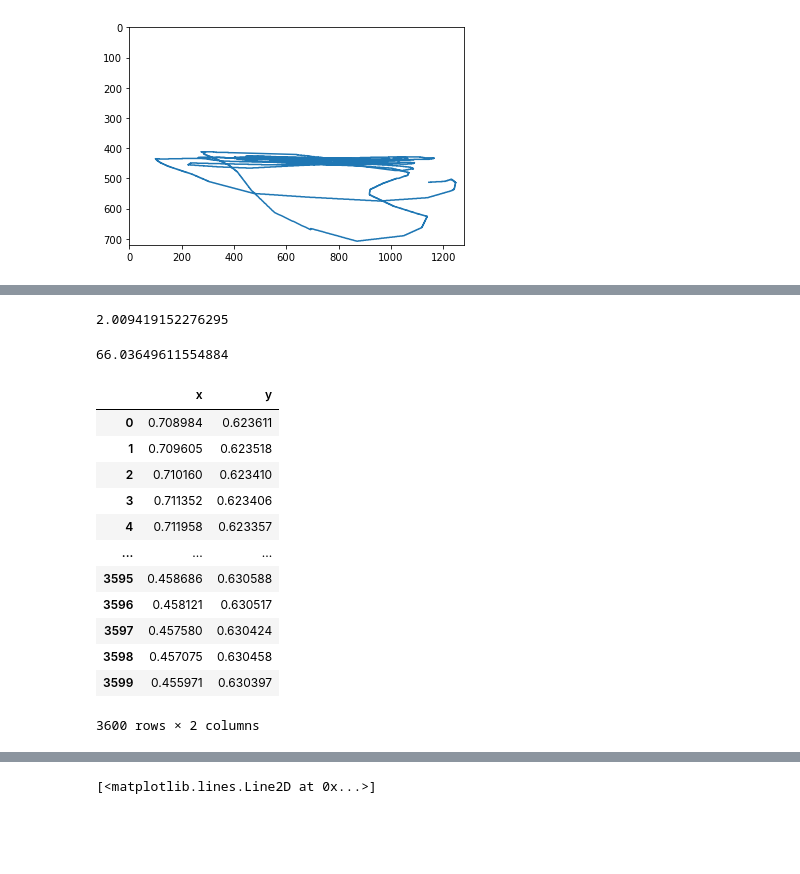
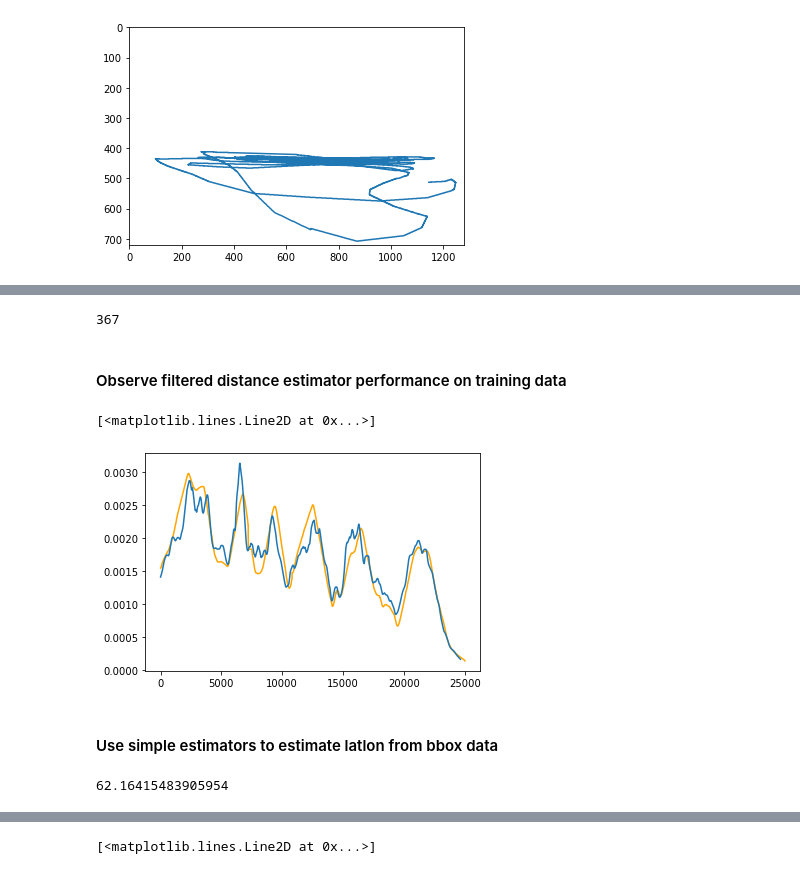
Before and after one commit to Blair-Johnson/crowsnest, a Jupyter notebook: screen_2_gps_regression.ipynb, the cells around one changed output, grey strips where cells are left out. Cells and saved outputs as stored; diff of their text form; code cells hidden in the pictures; blank space fills up the shorter version.

Commit message:
Extrememly simple heuristics complete

```diff
--- a/screen_2_gps_regression.ipynb
+++ b/screen_2_gps_regression.ipynb
@@ -65,0 +86,2 @@ FOV = best
+# %%
+distances = ((comb_data.lon_int**2+comb_data.lat_int**2)**.5).values
@@ -121,25 +153,14 @@ plt.scatter(full_data_6.x.values,a)
-# %%
-1280/637
-# %% [output]
-2.009419152276295
-# %%
-COV = np.array([-117.2192825,32.7060566])
-np.arccos(np.dot(RH_Point-CAM,COV-CAM)/np.linalg.norm(COV-CAM)/np.linalg.norm(RH_Point-CAM))*180/np.pi*2.009419152276295
-# %% [output]
-66.03649611554884
-# %%
-full_data_6[['x','y']]/np.array([1280,720])
-# %% [output]
-|  | x | y |
-| 0 | 0.708984 | 0.623611 |
-| 1 | 0.709605 | 0.623518 |
-| 2 | 0.710160 | 0.623410 |
-| 3 | 0.711352 | 0.623406 |
-| 4 | 0.711958 | 0.623357 |
-| ... | ... | ... |
-| 3595 | 0.458686 | 0.630588 |
-| 3596 | 0.458121 | 0.630517 |
-| 3597 | 0.457580 | 0.630424 |
-| 3598 | 0.457075 | 0.630458 |
-| 3599 | 0.455971 | 0.630397 |
-3600 rows × 2 columns
+# %%
+window
+# %% [output]
+367
+# %% [markdown]
+#### Observe filtered distance estimator performance on training data
+# %%
+plt.plot(distances[:25000],color='orange')
+plt.plot(moving_average(factor/(comb_data[:25000].height.values/720),n=367))
+# %% [output]
+[<matplotlib.lines.Line2D at 0x...>]
+[figure, added]
+# %% [markdown]
+#### Use simple estimators to estimate latlon from bbox data
@@ -145,0 +172,6 @@ full_data_6[['x','y']]/np.array([1280,720])
+# %%
+lon_mse = ((lon[:25000]-lont[:25000])**2).mean()
+lat_mse = ((lat[:25000]-latt[:25000])**2).mean()
+(lon_mse*288200**2+lat_mse*364000**2)**.5
+# %% [output]
+62.16415483905954
```
Also changed, not shown: parts of 35 cells of this notebook.
